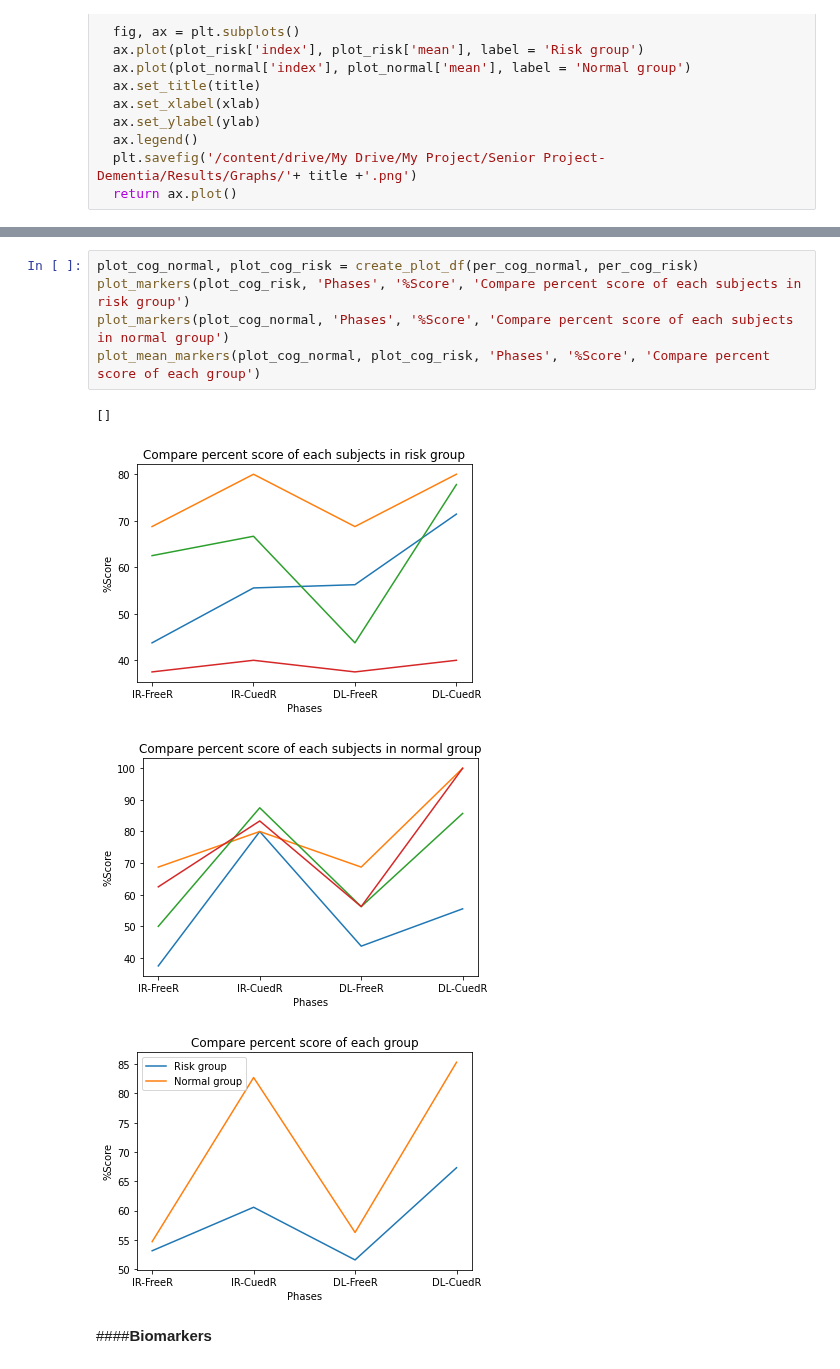
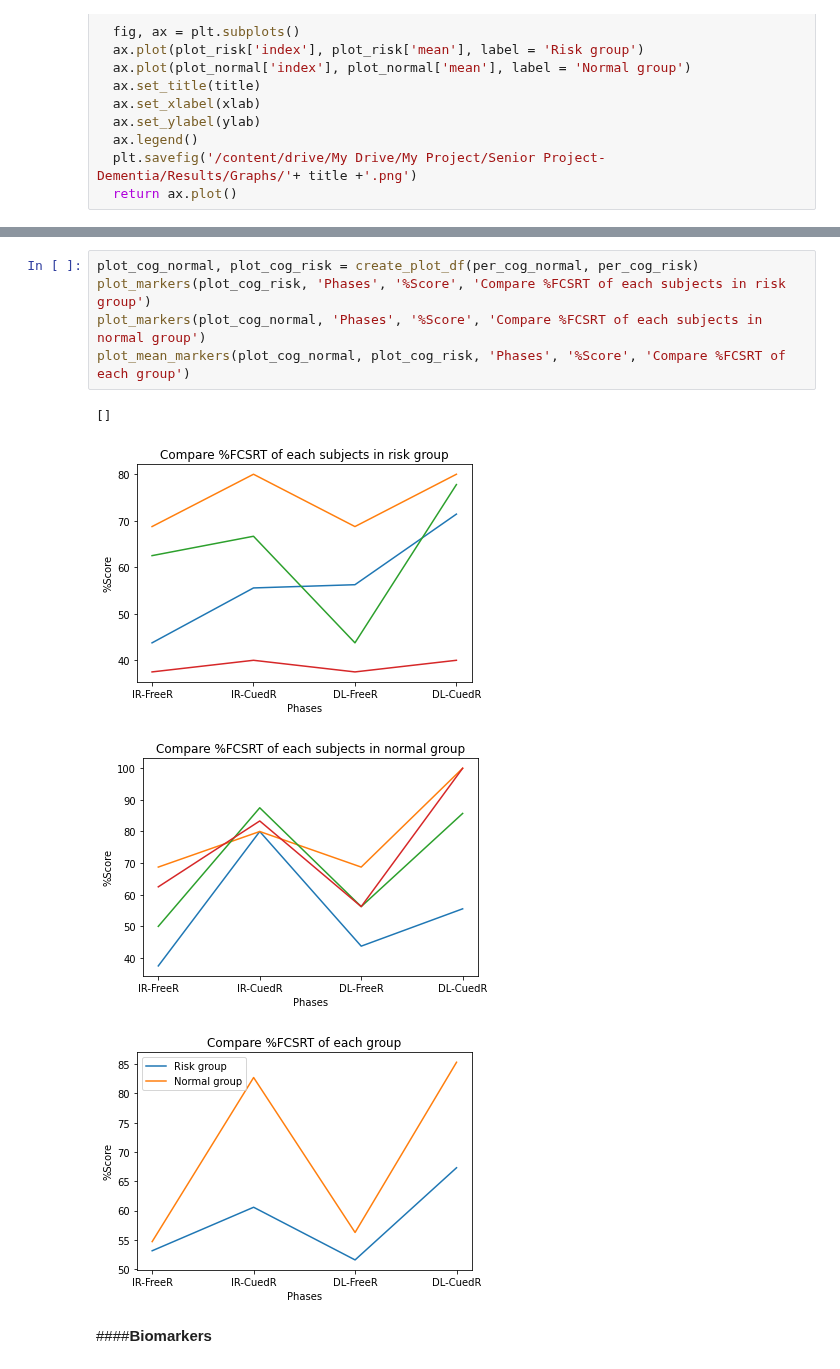
Before and after one commit to Sirabhop/Preclinical-AD-EEG-classification, a Jupyter notebook: Data_Analysis.ipynb, the cells around one changed output, grey strips where cells are left out. Drawn from its saved outputs; the diff is of its cells as text.

```diff
--- a/Data_Analysis.ipynb
+++ b/Data_Analysis.ipynb
@@ -209,13 +214,13 @@ plot_mean_markers(plot_cog_normal, plot_cog_risk, 'Phases', 'Score', 'Compare ea
 # %%
 plot_cog_normal, plot_cog_risk = create_plot_df(per_cog_normal, per_cog_risk)
-plot_markers(plot_cog_risk, 'Phases', '%Score', 'Compare percent score of each subjects in risk group')
-plot_markers(plot_cog_normal, 'Phases', '%Score', 'Compare percent score of each subjects in normal group')
-plot_mean_markers(plot_cog_normal, plot_cog_risk, 'Phases', '%Score', 'Compare percent score of each group')
+plot_markers(plot_cog_risk, 'Phases', '%Score', 'Compare %FCSRT of each subjects in risk group')
+plot_markers(plot_cog_normal, 'Phases', '%Score', 'Compare %FCSRT of each subjects in normal group')
+plot_mean_markers(plot_cog_normal, plot_cog_risk, 'Phases', '%Score', 'Compare %FCSRT of each group')
 # %% [output]
 []
-[figure, old version]
+[figure, new version]
-[figure, old version]
+[figure, new version]
-[figure, old version]
+[figure, new version]
 # %% [markdown]
 ####**Biomarkers**
 # %%
```
Also changed, not shown: parts of 9 cells of this notebook.
